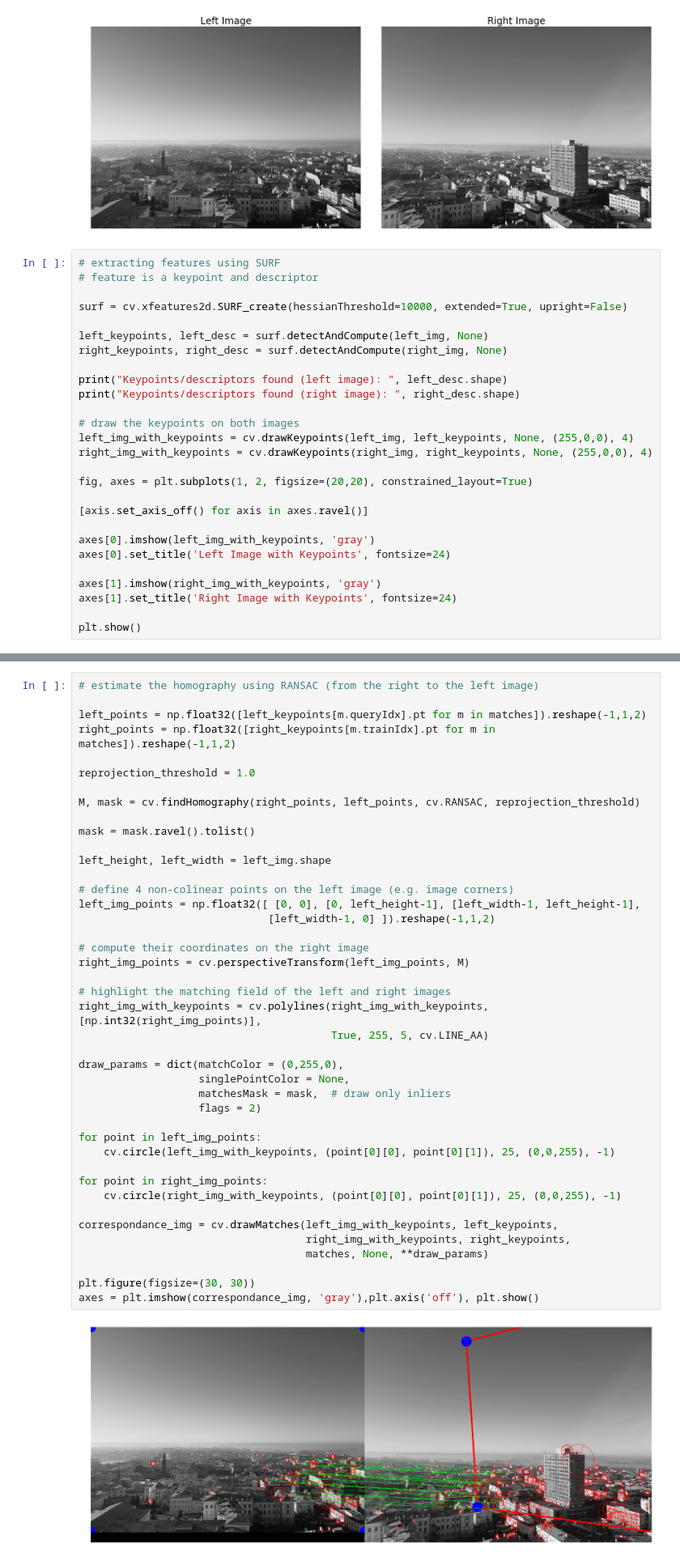
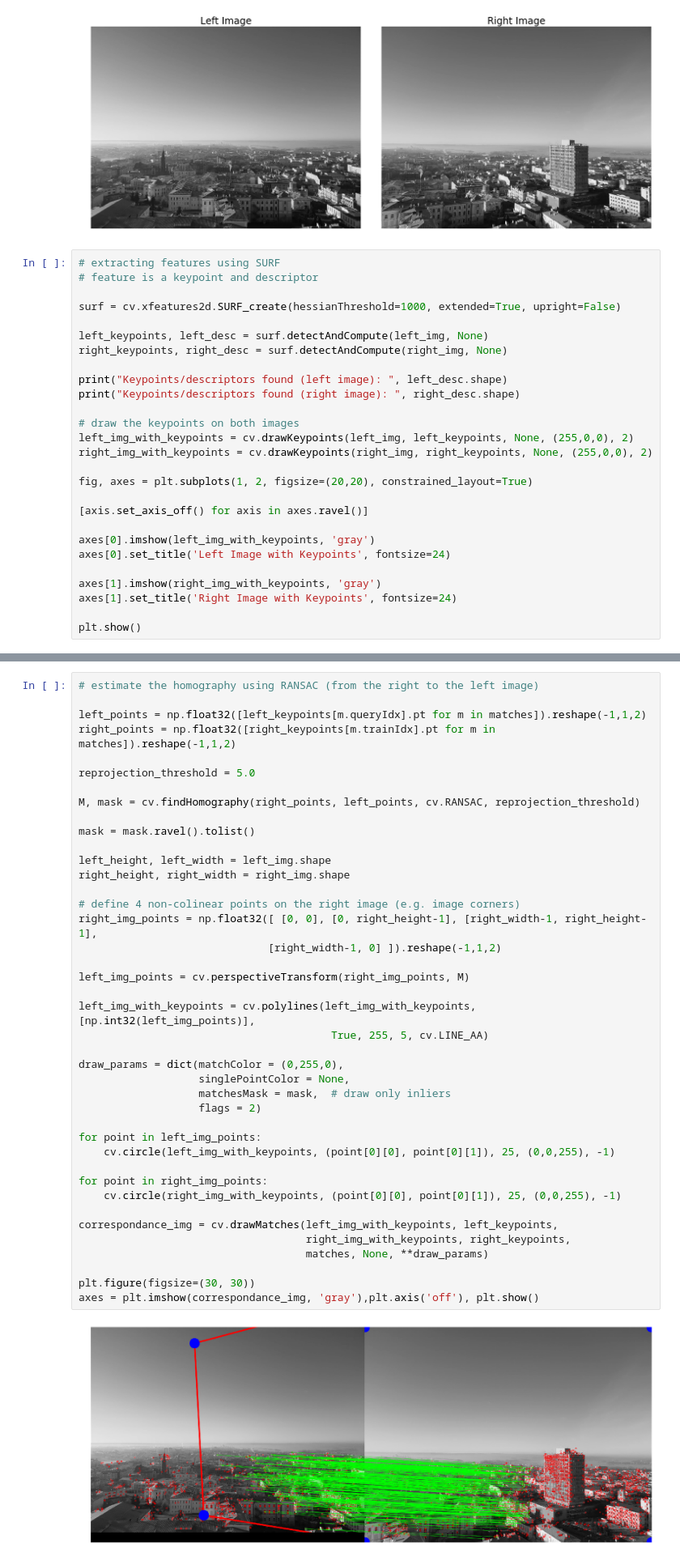
Before and after one commit to ramsafin/computer-vision-courses-2018, a Jupyter notebook: Panorama Stitching/python-demo.ipynb, the cells around one changed output, grey strips where cells are left out. Shown at 81% size. Cells and saved outputs as stored; diff of their text form.

Commit message:
Fix perspective transform from right to left

```diff
--- a/Panorama Stitching/python-demo.ipynb
+++ b/Panorama Stitching/python-demo.ipynb
@@ -48,7 +48,7 @@ plt.show()
 # extracting features using SURF
 # feature is a keypoint and descriptor
 
-surf = cv.xfeatures2d.SURF_create(hessianThreshold=10000, extended=True, upright=False)
+surf = cv.xfeatures2d.SURF_create(hessianThreshold=1000, extended=True, upright=False)
 
 left_keypoints, left_desc = surf.detectAndCompute(left_img, None)
 right_keypoints, right_desc = surf.detectAndCompute(right_img, None)
@@ -57,8 +57,8 @@ print("Keypoints/descriptors found (left image): ", left_desc.shape)
 print("Keypoints/descriptors found (right image): ", right_desc.shape)
 
 # draw the keypoints on both images
-left_img_with_keypoints = cv.drawKeypoints(left_img, left_keypoints, None, (255,0,0), 4)
-right_img_with_keypoints = cv.drawKeypoints(right_img, right_keypoints, None, (255,0,0), 4)
+left_img_with_keypoints = cv.drawKeypoints(left_img, left_keypoints, None, (255,0,0), 2)
+right_img_with_keypoints = cv.drawKeypoints(right_img, right_keypoints, None, (255,0,0), 2)
 
 fig, axes = plt.subplots(1, 2, figsize=(20,20), constrained_layout=True)
 
@@ -101,44 +101,43 @@ Keypoint matches b/w images (filtered): 32
 left_points = np.float32([left_keypoints[m.queryIdx].pt for m in matches]).reshape(-1,1,2)
 right_points = np.float32([right_keypoints[m.trainIdx].pt for m in matches]).reshape(-1,1,2)
 
-reprojection_threshold = 1.0
+reprojection_threshold = 5.0
 
 M, mask = cv.findHomography(right_points, left_points, cv.RANSAC, reprojection_threshold)
 
 mask = mask.ravel().tolist()
 
 left_height, left_width = left_img.shape
+right_height, right_width = right_img.shape
 
-# define 4 non-colinear points on the left image (e.g. image corners)
-left_img_points = np.float32([ [0, 0], [0, left_height-1], [left_width-1, left_height-1],
-                              [left_width-1, 0] ]).reshape(-1,1,2)
+# define 4 non-colinear points on the right image (e.g. image corners)
+right_img_points = np.float32([ [0, 0], [0, right_height-1], [right_width-1, right_height-1],
+                              [right_width-1, 0] ]).reshape(-1,1,2)
 
-# compute their coordinates on the right image
-right_img_points = cv.perspectiveTransform(left_img_points, M)
+left_img_points = cv.perspectiveTransform(right_img_points, M)
 
-# highlight the matching field of the left and right images
-right_img_with_keypoints = cv.polylines(right_img_with_keypoints, [np.int32(right_img_points)],
+left_img_with_keypoints = cv.polylines(left_img_with_keypoints, [np.int32(left_img_points)],
                                         True, 255, 5, cv.LINE_AA)
 
 draw_params = dict(matchColor = (0,255,0),
                    singlePointColor = None,
                    matchesMask = mask,  # draw only inliers
                    flags = 2)
 
 for point in left_img_points:
     cv.circle(left_img_with_keypoints, (point[0][0], point[0][1]), 25, (0,0,255), -1)
 
 for point in right_img_points:
     cv.circle(right_img_with_keypoints, (point[0][0], point[0][1]), 25, (0,0,255), -1)
 
 correspondance_img = cv.drawMatches(left_img_with_keypoints, left_keypoints,
                                     right_img_with_keypoints, right_keypoints,
                                     matches, None, **draw_params)
 
 plt.figure(figsize=(30, 30))
 axes = plt.imshow(correspondance_img, 'gray'),plt.axis('off'), plt.show()
 # %% [output]
-[figure, old version]
+[figure, new version]
 # %%
 left_height, left_width = left_img.shape
 right_height, right_width = right_img.shape
```
Also changed, not shown: parts of 4 cells of this notebook.
